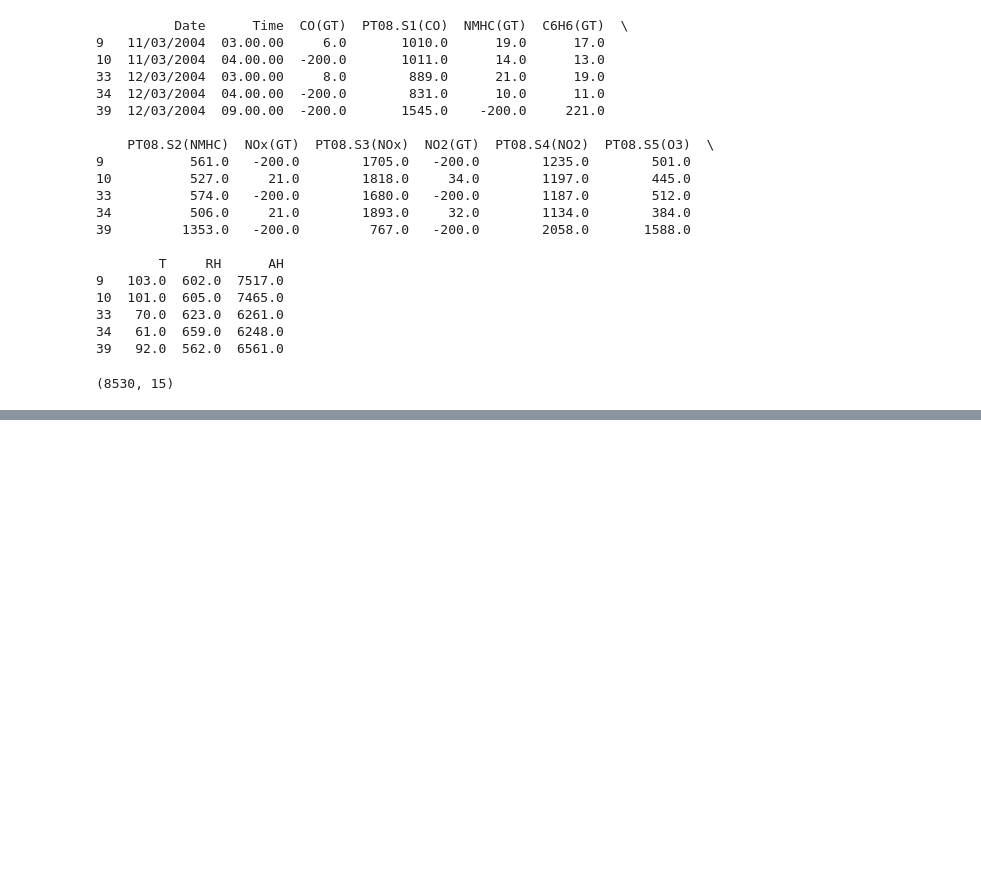
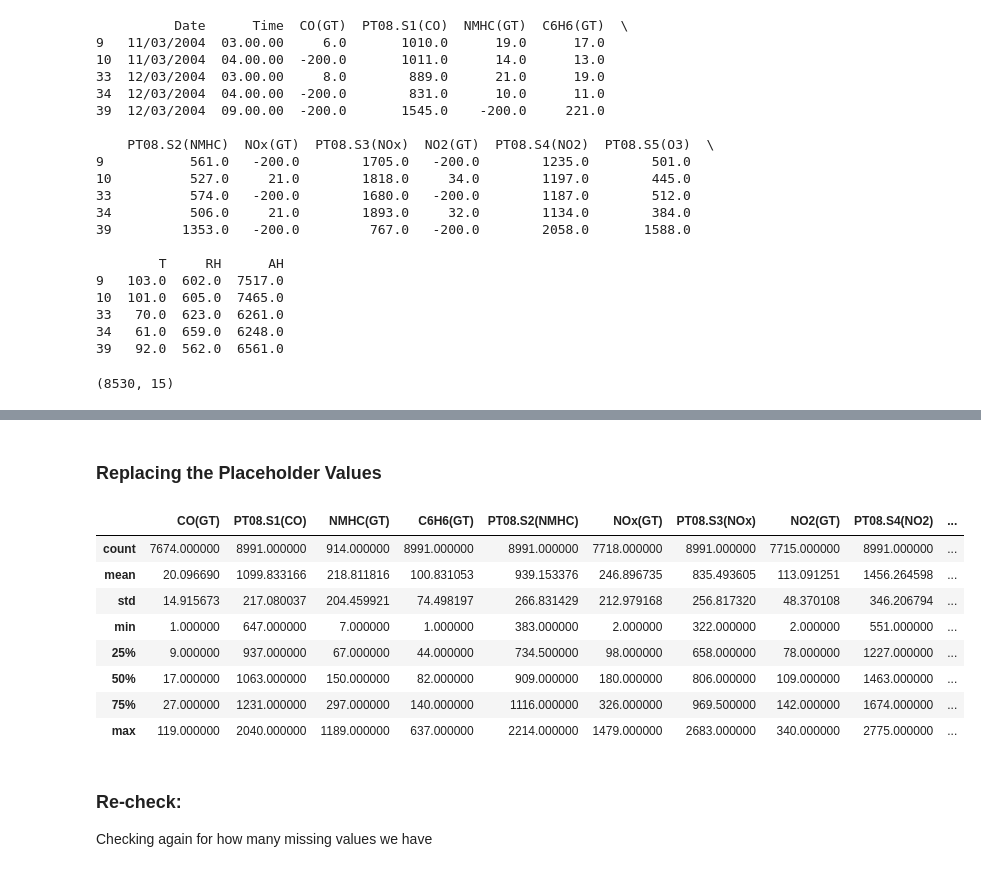
Before and after one commit to JoshuaPaul-lasisi/Air-Quality-Analysis, a Jupyter notebook: notebook.ipynb, the cells around one changed output, grey strips where cells are left out. Saved outputs shown, nothing was run; the diff lists cells and outputs as text; code cells hidden in the pictures; blank space fills up the shorter version.

```diff
--- a/notebook.ipynb
+++ b/notebook.ipynb
@@ -164,0 +174,19 @@ negative_values_subset.shape
+# %% [markdown]
+### Replacing the Placeholder Values
+# %%
+# Replace all values less than 0 with np.nan
+air[air[columns_to_check] < 0] = np.nan
+air.describe()
+# %% [output]
+|  | CO(GT) | PT08.S1(CO) | NMHC(GT) | C6H6(GT) | PT08.S2(NMHC) | NOx(GT) | PT08.S3(NOx) | NO2(GT) | PT08.S4(NO2) | ... |
+| count | 7674.000000 | 8991.000000 | 914.000000 | 8991.000000 | 8991.000000 | 7718.000000 | 8991.000000 | 7715.000000 | 8991.000000 | ... |
+| mean | 20.096690 | 1099.833166 | 218.811816 | 100.831053 | 939.153376 | 246.896735 | 835.493605 | 113.091251 | 1456.264598 | ... |
+| std | 14.915673 | 217.080037 | 204.459921 | 74.498197 | 266.831429 | 212.979168 | 256.817320 | 48.370108 | 346.206794 | ... |
+| min | 1.000000 | 647.000000 | 7.000000 | 1.000000 | 383.000000 | 2.000000 | 322.000000 | 2.000000 | 551.000000 | ... |
+| 25% | 9.000000 | 937.000000 | 67.000000 | 44.000000 | 734.500000 | 98.000000 | 658.000000 | 78.000000 | 1227.000000 | ... |
+| 50% | 17.000000 | 1063.000000 | 150.000000 | 82.000000 | 909.000000 | 180.000000 | 806.000000 | 109.000000 | 1463.000000 | ... |
+| 75% | 27.000000 | 1231.000000 | 297.000000 | 140.000000 | 1116.000000 | 326.000000 | 969.500000 | 142.000000 | 1674.000000 | ... |
+| max | 119.000000 | 2040.000000 | 1189.000000 | 637.000000 | 2214.000000 | 1479.000000 | 2683.000000 | 340.000000 | 2775.000000 | ... |
+# %% [markdown]
+### Re-check:
+Checking again for how many missing values we have
```
Also changed, not shown: parts of 38 cells of this notebook.
